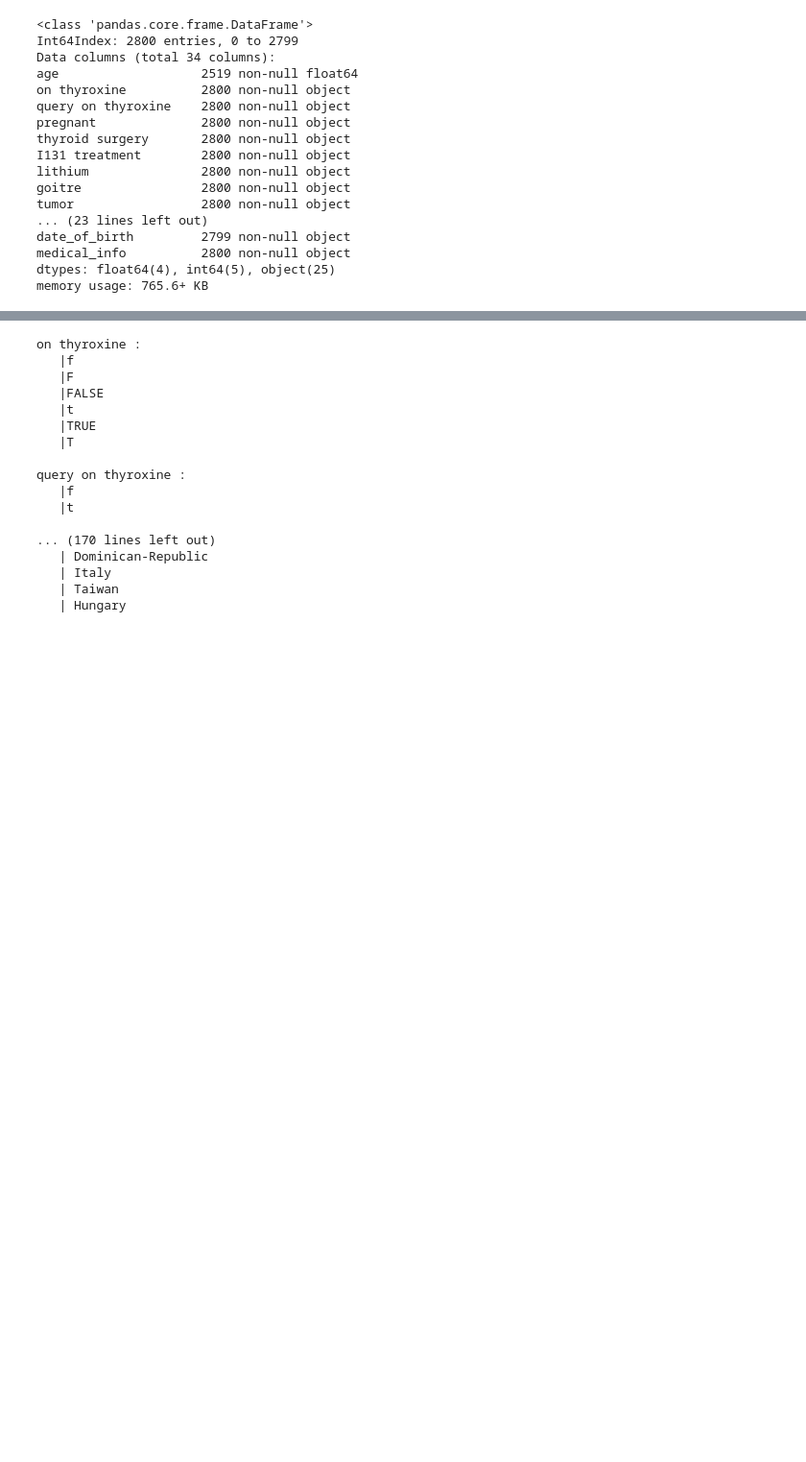
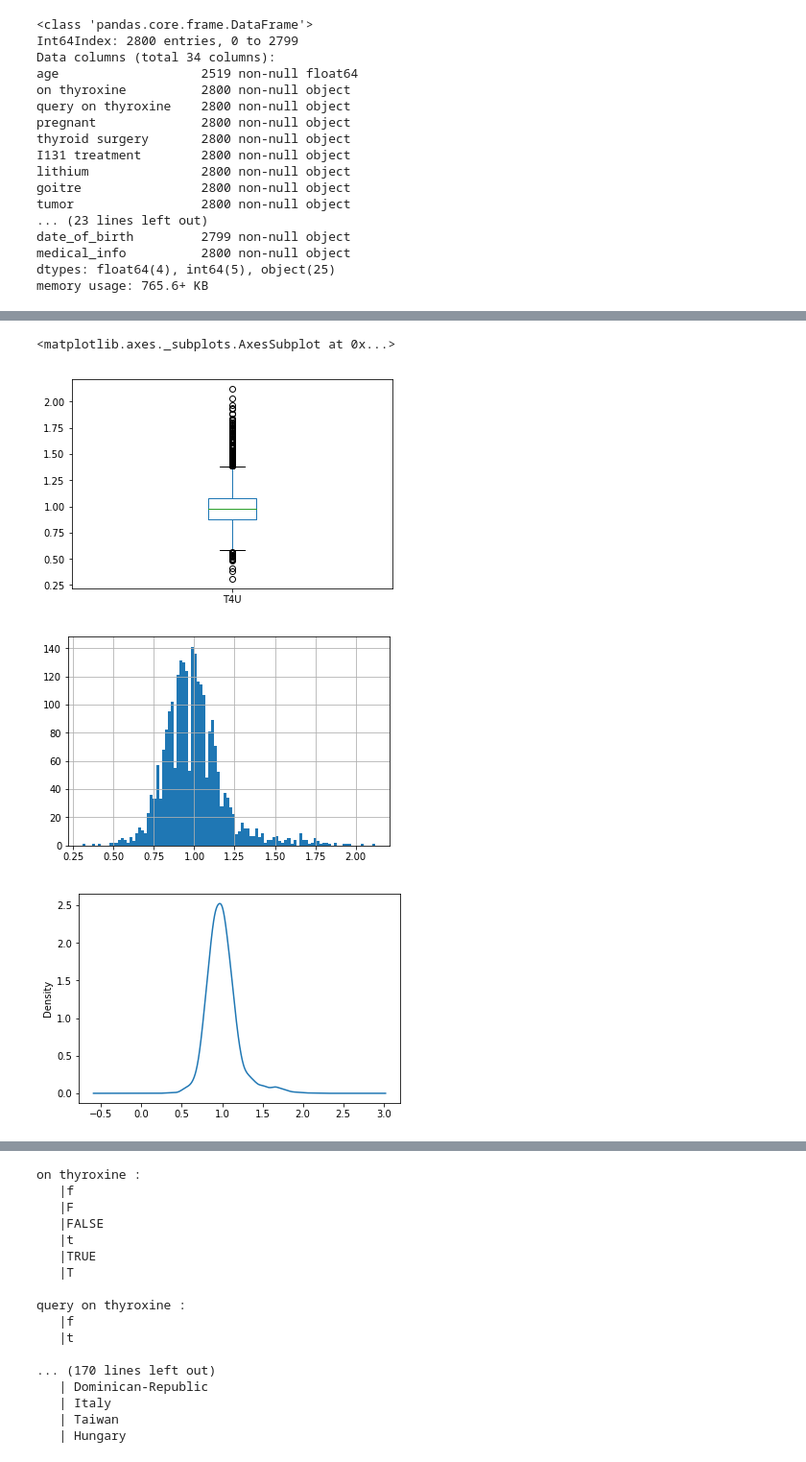
Before and after one commit to StefanSeben/IAU2018_SZ, a Jupyter notebook: sstart.ipynb, the cells around one changed output, grey strips where cells are left out. Shown at 96% size. Cells and saved outputs as stored; diff of their text form; code cells hidden in the pictures; blank space fills up the shorter version.

```diff
--- a/sstart.ipynb
+++ b/sstart.ipynb
@@ -70,0 +135,11 @@ train_data.describe(include=['O'])
+# %%
+train_data['T4U'].plot.box()
+plt.figure();
+train_data['T4U'].hist(bins=100)
+plt.figure();
+train_data['T4U'].plot(kind="density")
+# %% [output]
+<matplotlib.axes._subplots.AxesSubplot at 0x...>
+[figure, added]
+[figure, added]
+[figure, added]
```
Also changed, not shown: parts of 31 cells of this notebook, 1 other file.
